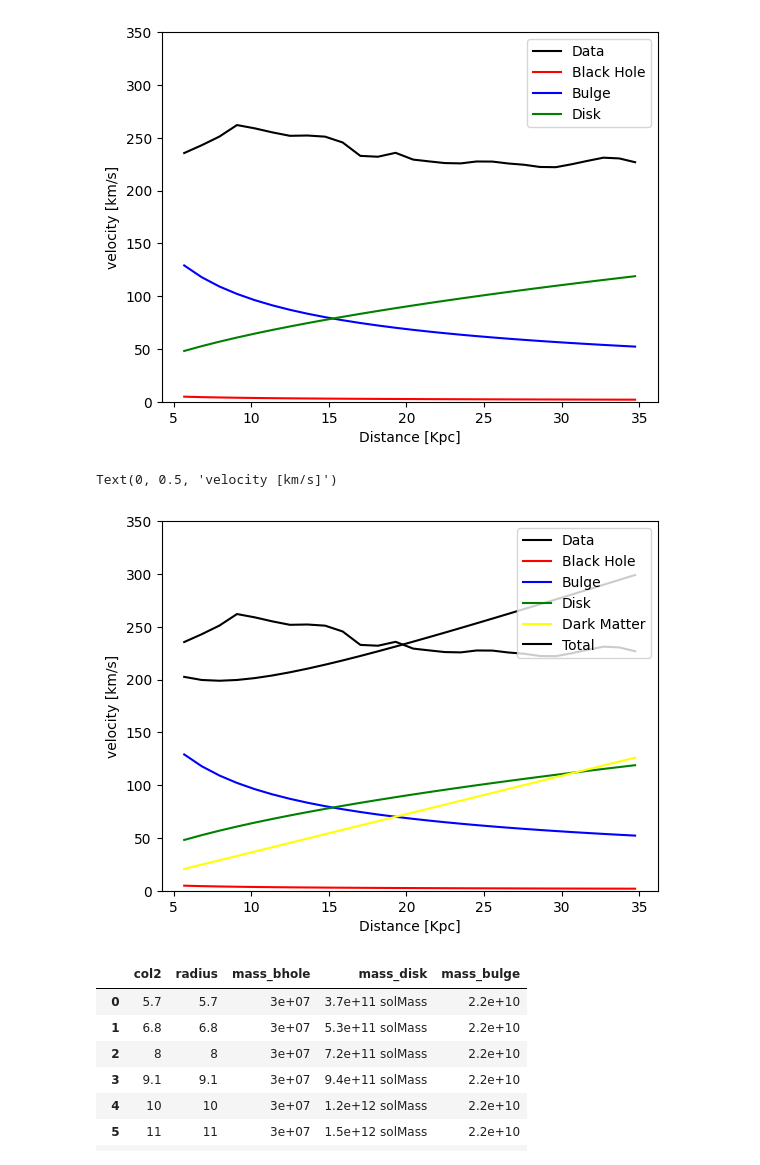
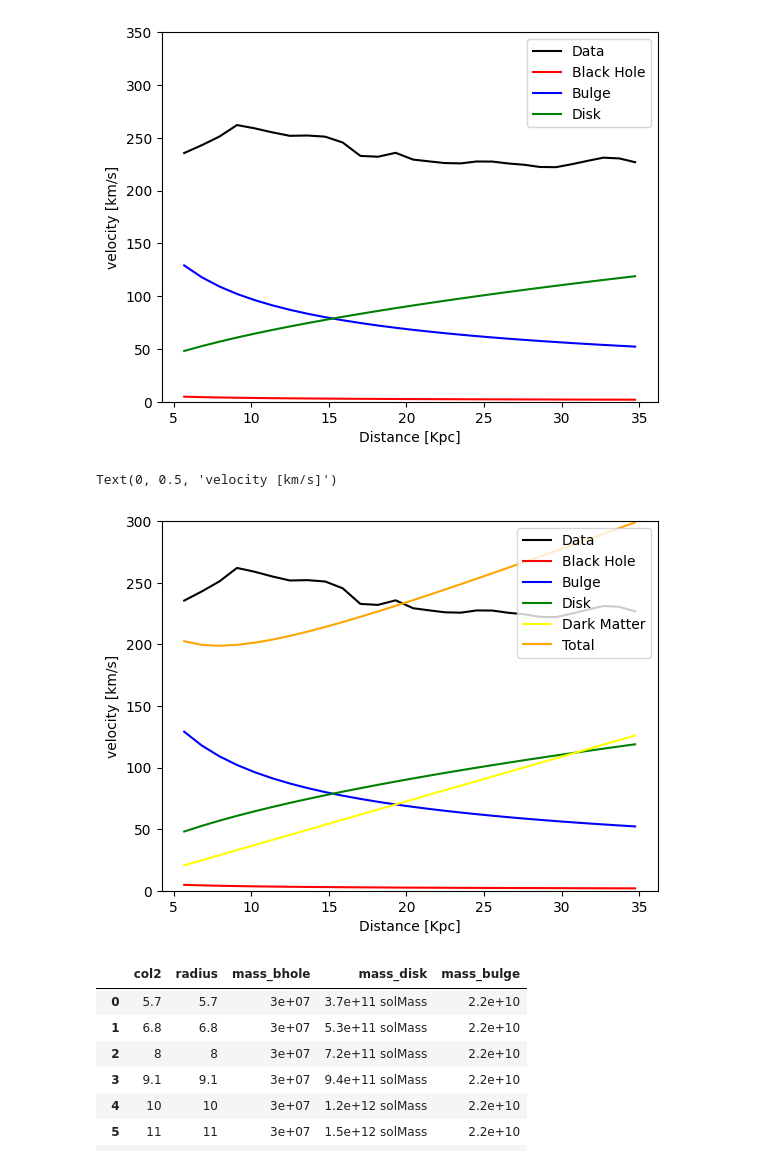
Before and after one commit to kAi3345/Astron, a Jupyter notebook: rotation_curve.ipynb, the cells around one changed output. Saved outputs shown, nothing was run; the diff lists cells and outputs as text; code cells hidden in the pictures.

```diff
--- a/rotation_curve.ipynb
+++ b/rotation_curve.ipynb
@@ -168,36 +168,36 @@ Text(0, 0.5, 'velocity [km/s]')
 # %%
 mass_Dmatter = 1.1e11 * u.solMass
 radius_Dmatter = 3.3e4 * u.parsec
 
 density_Dmatter = mass_Dmatter / (4/3 * np.pi * radius_Dmatter**3)
 
 def calc_dMatterMass (density,radius):
   volume = 4/3 * np.pi * radius ** 3;
   return density * volume;
 
 dMatterMass = calc_dMatterMass(density_Dmatter,rad)
 
 vel_dMatter = np.zeros(np.shape(dis)) * u.km / u.s
 
 vel_dMatter = calc_orbital_velocity(dMatterMass,rad).to (u.km/ u.s)
 
 vel_total = vel_dMatter + vel_bh + vel_bul + vel_disk;
 
 dis = tab['col2']                                                          # creating a distance array with the data of column 2 of the file galaxy_rotation_2006.txt
 vel = tab['col3']                                                          # creating a velocity array with the data of column 2 of the file galaxy_rotation_2006.txt
 plt.plot(dis,vel, color ="black", label = "Data")                          # draw a black line labeled by "Data" with x values from distance array and y values from velocity array
 plt.plot(dis,vel_bh.value, color = "red", label = "Black Hole")            # draw a red line labeled by "Black Hole" with x values from distance array and y values from vel_bh array that stores the black hole orbital velocity
 plt.plot(dis,vel_bul.value,color = "blue", label = "Bulge")
 plt.plot(dis,vel_disk.value,color = "green", label = "Disk")
 plt.plot(dis,vel_dMatter.value,color = "yellow", label = "Dark Matter")
-plt.plot(dis,vel_total.value, color = "black", label = "Total")
+plt.plot(dis,vel_total.value, color = "orange", label = "Total")
 plt.legend(loc = "upper right")
-plt.ylim(0,350)                                                            # limit y axis from 0 to 300
+plt.ylim(0,300)                                                            # limit y axis from 0 to 300
 plt.xlabel("Distance [Kpc]")                                               # label x-axis as the distance in kiloparsec
 plt.ylabel("velocity [km/s]")
 # %% [output]
 Text(0, 0.5, 'velocity [km/s]')
-[figure, old version]
+[figure, new version]
 # %%
 df = pd.DataFrame(dis)
 df['radius'] = dis;
```
